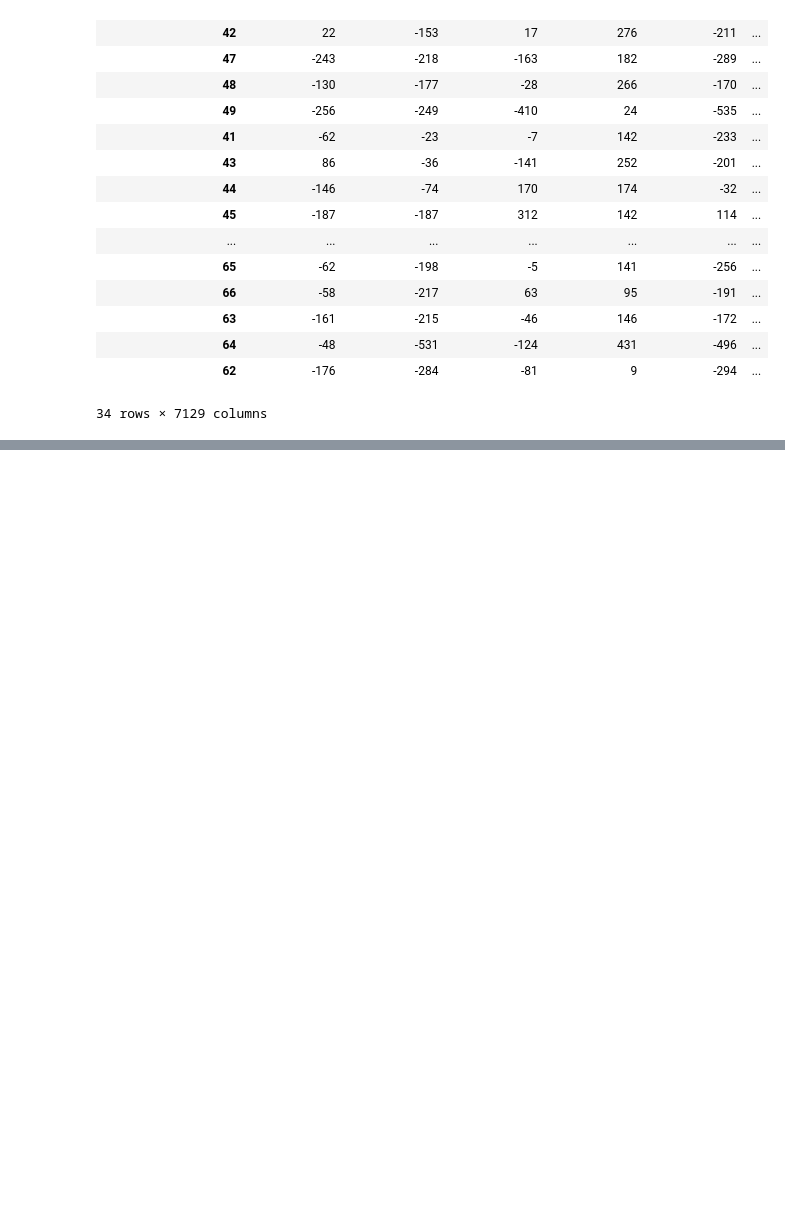
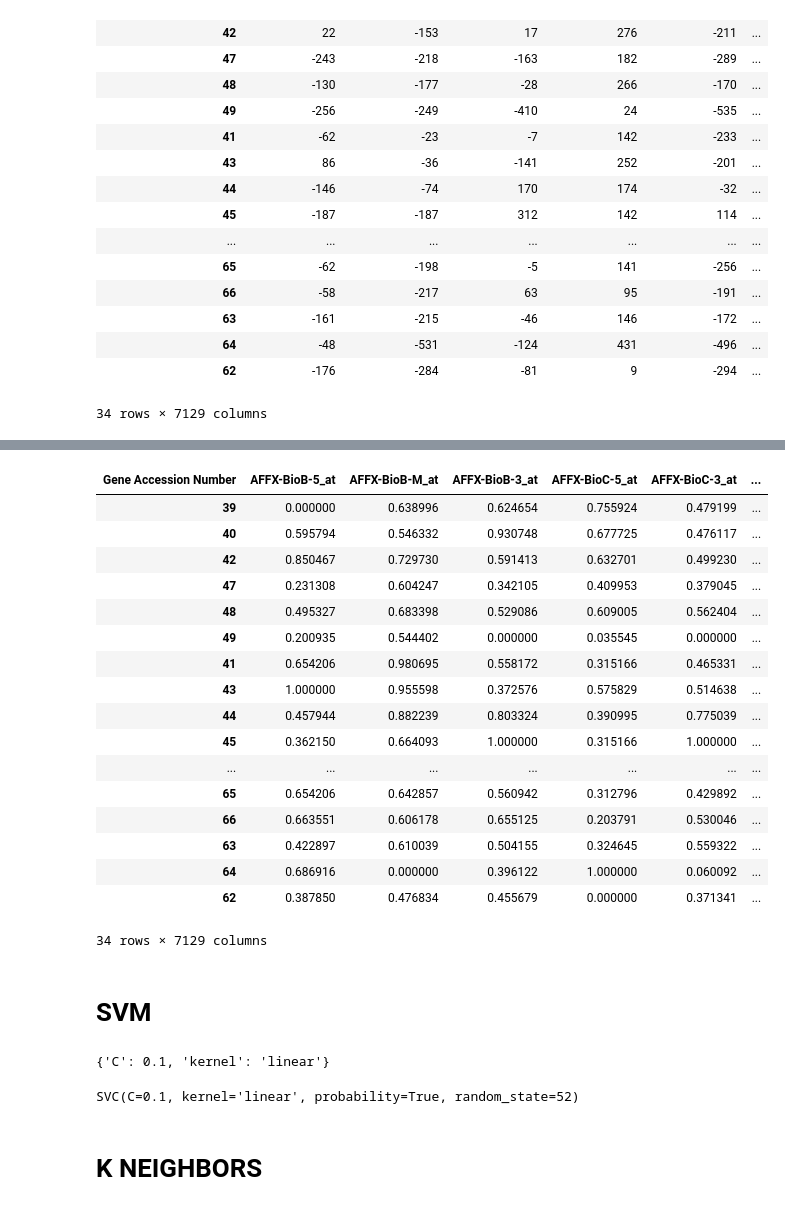
Before and after one commit to BilalAcikgoz/all-aml-classification, a Jupyter notebook: main.ipynb, the cells around one changed output, grey strips where cells are left out. Saved outputs shown, nothing was run; the diff lists cells and outputs as text; code cells hidden in the pictures; blank space fills up the shorter version.

Commit message:
ML modelleri fitting işlemleri
ML modelleri fitting işlemleri yapıldı

```diff
--- a/main.ipynb
+++ b/main.ipynb
@@ -415,0 +448,28 @@ test_df
+# %%
+scaler.fit(test_df)
+test_df = scaler.transform(test_df)
+test_df = pd.DataFrame(test_df)
+test_df.columns = gene_description
+test_df.index = id_test
+test_df
+# %% [output]
+| Gene Accession Number | AFFX-BioB-5_at | AFFX-BioB-M_at | AFFX-BioB-3_at | AFFX-BioC-5_at | AFFX-BioC-3_at | ... |
+| 39 | 0.000000 | 0.638996 | 0.624654 | 0.755924 | 0.479199 | ... |
+| 40 | 0.595794 | 0.546332 | 0.930748 | 0.677725 | 0.476117 | ... |
+| 42 | 0.850467 | 0.729730 | 0.591413 | 0.632701 | 0.499230 | ... |
+| 47 | 0.231308 | 0.604247 | 0.342105 | 0.409953 | 0.379045 | ... |
+| 48 | 0.495327 | 0.683398 | 0.529086 | 0.609005 | 0.562404 | ... |
+| 49 | 0.200935 | 0.544402 | 0.000000 | 0.035545 | 0.000000 | ... |
+| 41 | 0.654206 | 0.980695 | 0.558172 | 0.315166 | 0.465331 | ... |
+| 43 | 1.000000 | 0.955598 | 0.372576 | 0.575829 | 0.514638 | ... |
+| 44 | 0.457944 | 0.882239 | 0.803324 | 0.390995 | 0.775039 | ... |
+| 45 | 0.362150 | 0.664093 | 1.000000 | 0.315166 | 1.000000 | ... |
+| ... | ... | ... | ... | ... | ... | ... |
+| 65 | 0.654206 | 0.642857 | 0.560942 | 0.312796 | 0.429892 | ... |
+| 66 | 0.663551 | 0.606178 | 0.655125 | 0.203791 | 0.530046 | ... |
+| 63 | 0.422897 | 0.610039 | 0.504155 | 0.324645 | 0.559322 | ... |
+| 64 | 0.686916 | 0.000000 | 0.396122 | 1.000000 | 0.060092 | ... |
+| 62 | 0.387850 | 0.476834 | 0.455679 | 0.000000 | 0.371341 | ... |
+34 rows × 7129 columns
+# %% [markdown]
+# SVM
@@ -415,0 +479,19 @@ test_df
+# %%
+tuned_parameters = [{'kernel': ['linear'], 'C': [0.0001,0.001,0.1, 1, 10, 100, 1000]},
+                    {'kernel': ['poly'], 'C': [1e-1, 1, 10, 100, 1000]},
+                    {'kernel': ['sigmoid'], 'C': [1e-1, 1, 10, 100, 1000]},
+                    {'kernel': ['rbf'], 'gamma': [1e-4, 1e-2, 1, 5, 10],
+                     'C': [1e-1, 1, 10, 100, 1000]},]
+model = svm.SVC()
+classifier = GridSearchCV(model, tuned_parameters, cv=10)
+classifier.fit(train_df, y_train)
+print(classifier.best_params_)
+# %% [output]
+{'C': 0.1, 'kernel': 'linear'}
+# %%
+svm_classifier = svm.SVC(kernel='linear', C = 0.1,probability=True,random_state = 52)
+svm_classifier.fit(train_df, y_train)
+# %% [output]
+SVC(C=0.1, kernel='linear', probability=True, random_state=52)
+# %% [markdown]
+# K NEIGHBORS
```
Also changed, not shown: parts of 14 cells of this notebook.
